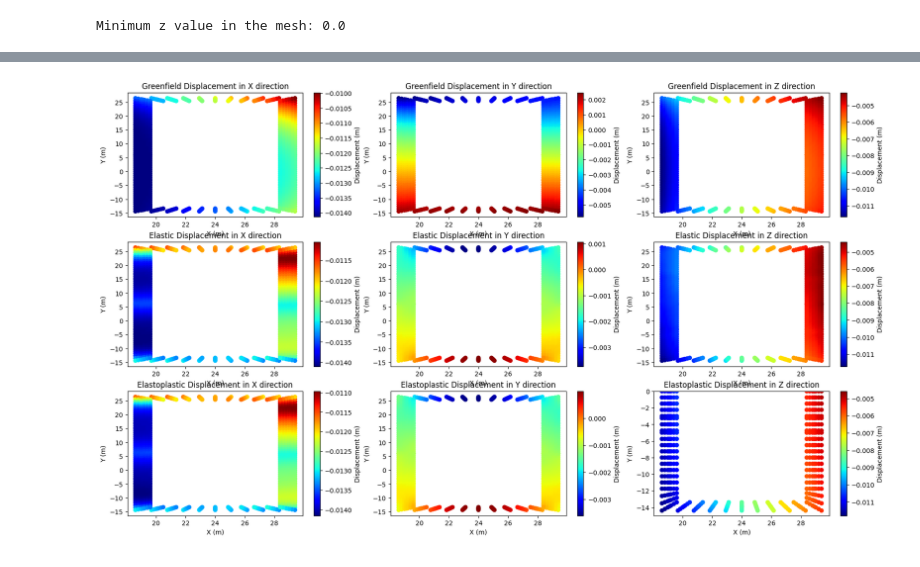
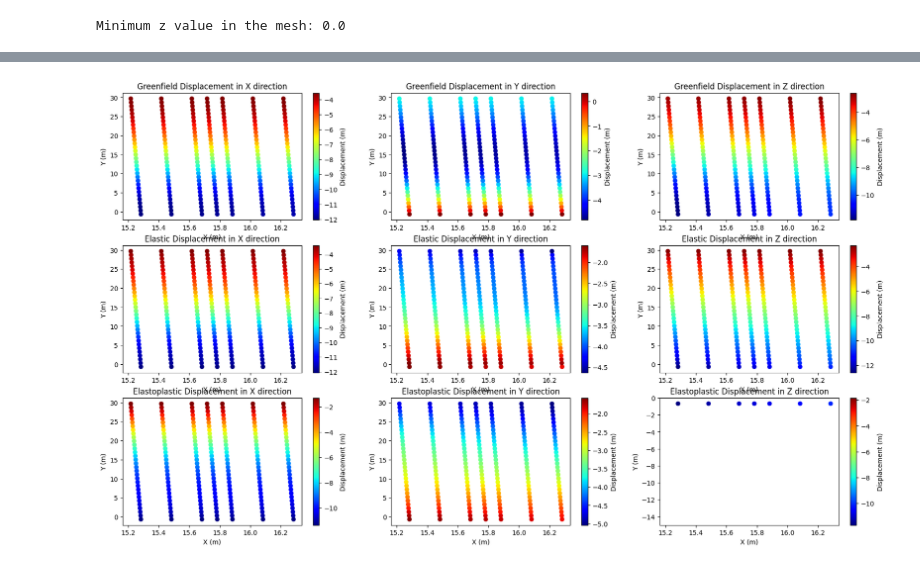
Before and after one commit to AdrianaHdzG/ASREp, a Jupyter notebook: Examples/3DBearingWalls/zhao_2023_validation_plot.ipynb, the cells around one changed output, grey strips where cells are left out. Cells and saved outputs as stored; diff of their text form; code cells hidden in the pictures.

Commit message:
Version with original run_greenfield_3d_cloud_xyz, Works GOOD.

```diff
--- a/Examples/3DBearingWalls/zhao_2023_validation_plot.ipynb
+++ b/Examples/3DBearingWalls/zhao_2023_validation_plot.ipynb
@@ -20,7 +20,7 @@ with open(os.path.join(output_dir, 'model_el.pkl'), 'rb') as f:
     model_el = pickle.load(f)
 with open(os.path.join(output_dir, 'model_ep.pkl'), 'rb') as f:
     model_ep = pickle.load(f)
-greenfield_data_file = os.path.join(output_dir, "greenfield_ground_disp.txt")
+greenfield_data_file = os.path.join(output_dir, "greenfield_ground_disp_singlewall.txt")
 greenfield_data = np.loadtxt(greenfield_data_file)
 u_x = greenfield_data[:, 0]
 u_y = greenfield_data[:, 1]
@@ -67,0 +68,22 @@ for ax in axes:
+# %%
+# Plot the ground displacements
+fig, axes = plt.subplots(1, 3, figsize=(18, 5))
+axes[0].scatter(y, u_x*1000, label='Greenfield')
+axes[0].scatter(y, model_el.building_dispX[groundNodeInd]*1000, marker='x', color='r', label='Elastic Solution')
+axes[0].scatter(y, model_ep.building_dispX[groundNodeInd]*1000, marker='x', color='g', label='Elastoplastic Solution')
+axes[0].set_title("Ground Displacement in X direction")
+axes[1].scatter(y, u_y*1000, label='Greenfield')
+axes[1].scatter(y, model_el.building_dispY[groundNodeInd]*1000, marker='x', color='r', label='Elastic Solution')
+axes[1].scatter(y, model_ep.building_dispY[groundNodeInd]*1000, marker='x', color='g', label='Elastoplastic Solution')
+axes[1].set_title("Ground Displacement in Y direction")
+axes[2].scatter(y, u_z*1000, label='Greenfield')
+axes[2].scatter(y, model_el.building_dispZ[groundNodeInd]*1000, marker='x', color='r', label='Elastic Solution')
+axes[2].scatter(y, model_ep.building_dispZ[groundNodeInd]*1000, marker='x', color='g', label='Elastoplastic Solution')
+axes[2].set_title("Ground Displacement in Z direction")
+axes[2].set_ylim([-15, 0])
+for ax in axes:
+    ax.set_xlabel("X (m)")
+    ax.set_ylabel("Displacement (mm)")
+plt.tight_layout()
+for ax in axes:
+    ax.legend()
@@ -68,37 +92,37 @@ for ax in axes:
 # %%
 # Plot the ground displacements
 fig, axes = plt.subplots(3, 3, figsize=(21, 12))
 # Greenfield
-axes[0, 0].scatter(x, y, c=u_x, cmap='jet')
+axes[0, 0].scatter(x, y, c=u_x*1000, cmap='jet')
 axes[0, 0].set_title("Greenfield Displacement in X direction")
-axes[0, 1].scatter(x, y, c=u_y, cmap='jet')
+axes[0, 1].scatter(x, y, c=u_y*1000, cmap='jet')
 axes[0, 1].set_title("Greenfield Displacement in Y direction")
-axes[0, 2].scatter(x, y, c=u_z, cmap='jet')
+axes[0, 2].scatter(x, y, c=u_z*1000, cmap='jet')
 axes[0, 2].set_title("Greenfield Displacement in Z direction")
 # Elastic
-axes[1, 0].scatter(x, y, c=model_el.building_dispX[groundNodeInd], cmap='jet')
+axes[1, 0].scatter(x, y, c=model_el.building_dispX[groundNodeInd]*1000, cmap='jet')
 axes[1, 0].set_title("Elastic Displacement in X direction")
-axes[1, 1].scatter(x, y, c=model_el.building_dispY[groundNodeInd], cmap='jet')
+axes[1, 1].scatter(x, y, c=model_el.building_dispY[groundNodeInd]*1000, cmap='jet')
 axes[1, 1].set_title("Elastic Displacement in Y direction")
-axes[1, 2].scatter(x, y, c=model_el.building_dispZ[groundNodeInd], cmap='jet')
+axes[1, 2].scatter(x, y, c=model_el.building_dispZ[groundNodeInd]*1000, cmap='jet')
 axes[1, 2].set_title("Elastic Displacement in Z direction")
 # Elastoplastic
-axes[2, 0].scatter(x, y, c=model_ep.building_dispX[groundNodeInd], cmap='jet')
+axes[2, 0].scatter(x, y, c=model_ep.building_dispX[groundNodeInd]*1000, cmap='jet')
 axes[2, 0].set_title("Elastoplastic Displacement in X direction")
-axes[2, 1].scatter(x, y, c=model_ep.building_dispY[groundNodeInd], cmap='jet')
+axes[2, 1].scatter(x, y, c=model_ep.building_dispY[groundNodeInd]*1000, cmap='jet')
 axes[2, 1].set_title("Elastoplastic Displacement in Y direction")
-axes[2, 2].scatter(x, y, c=model_ep.building_dispZ[groundNodeInd], cmap='jet')
+axes[2, 2].scatter(x, y, c=model_ep.building_dispZ[groundNodeInd]*1000, cmap='jet')
 axes[2, 2].set_title("Elastoplastic Displacement in Z direction")
 axes[2, 2].set_ylim([-15, 0])
 
 # Add colorbar to each subplot
 for ax in axes.flatten():
     cbar = plt.colorbar(ax.collections[0], ax=ax)
     cbar.set_label("Displacement (m)")
     ax.set_xlabel("X (m)")
     ax.set_ylabel("Y (m)")
 # %% [output]
-[figure, old version]
+[figure, new version]
 # %%
 model_ep.result_tensile_ptr.max(), model_ep.result_tensile_ptr.min(), np.quantile(model_ep.result_tensile_ptr, 0.99)
 # %% [output]
```
Also changed, not shown: parts of 3 cells of this notebook, 34 other files.
